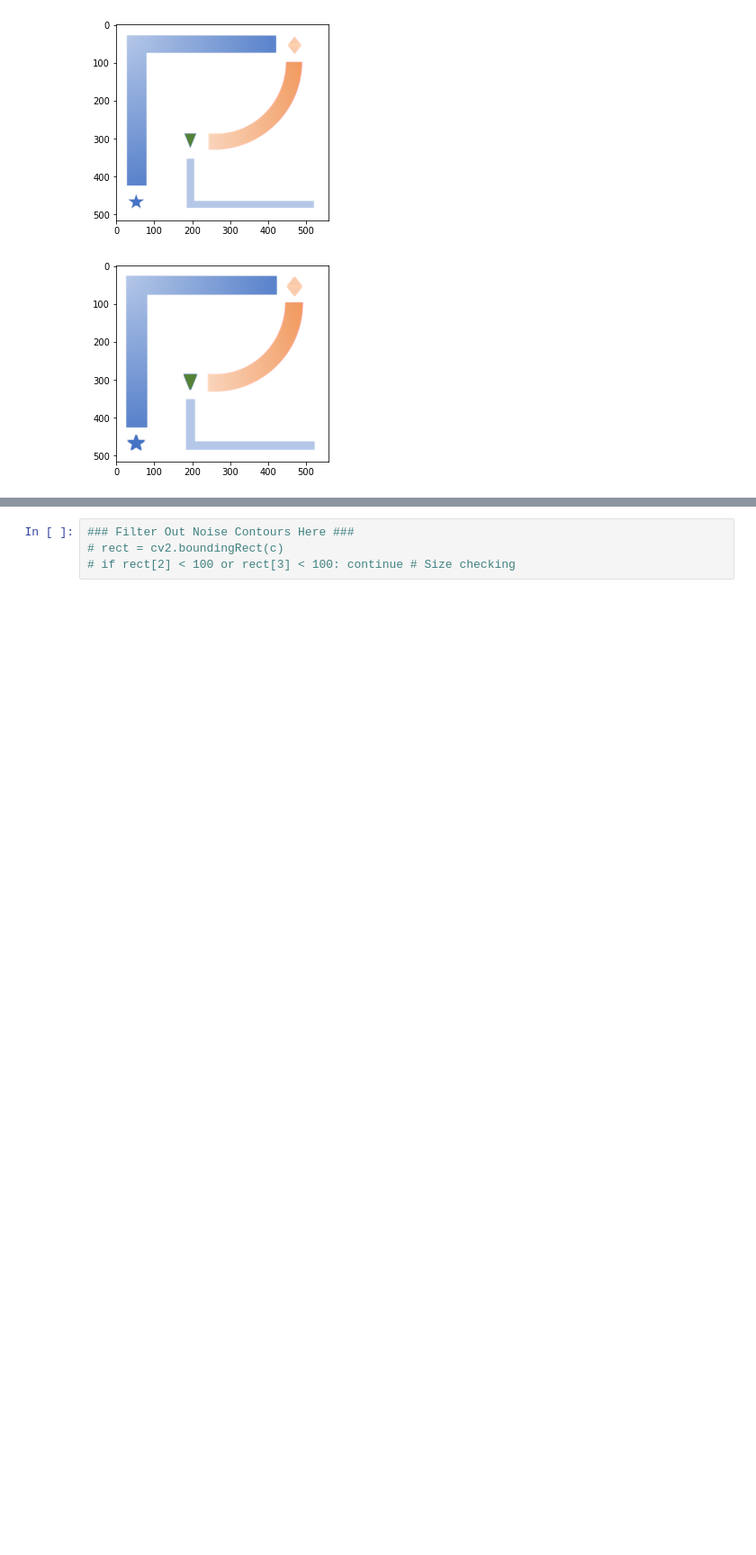
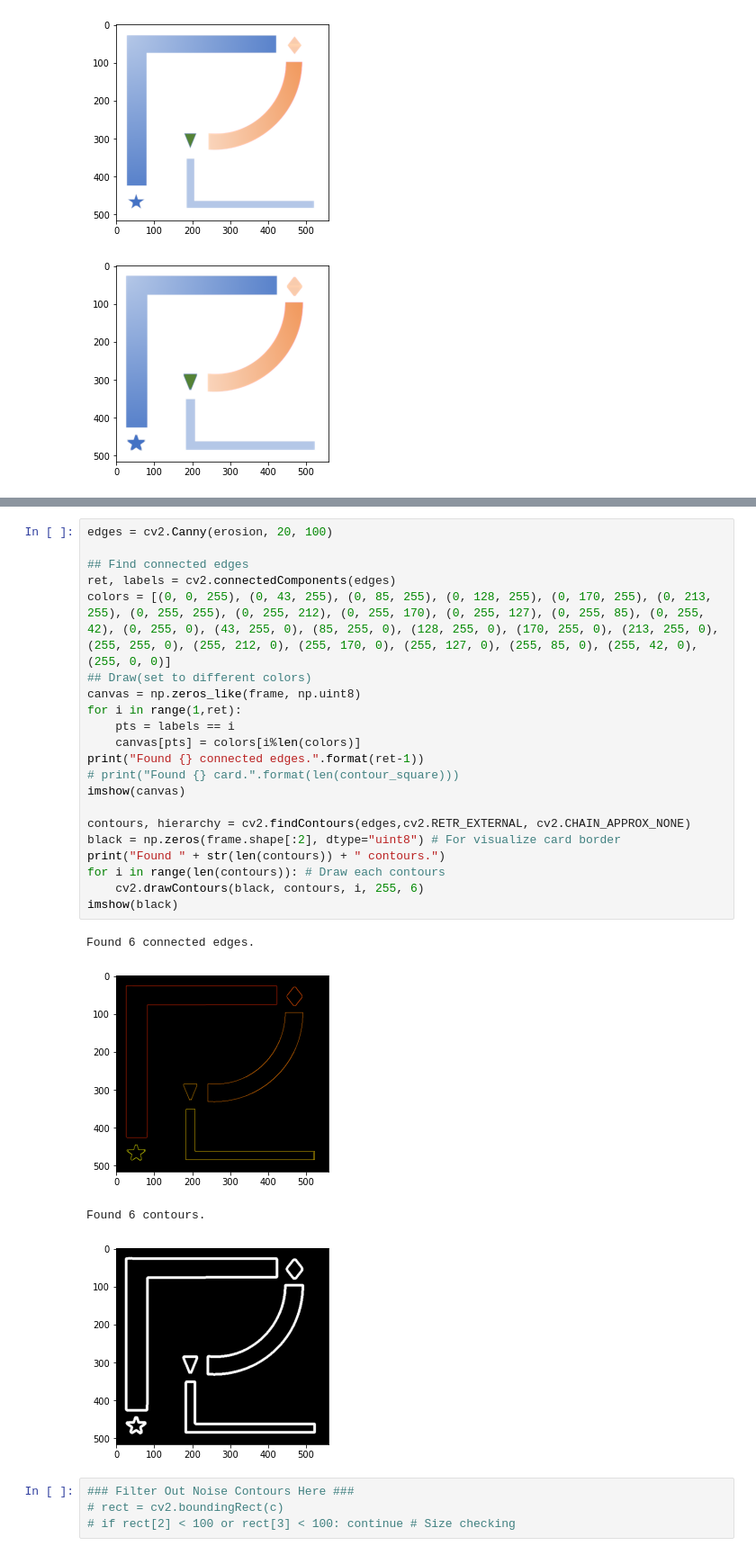
Before and after one commit to teerameth/Module6-7, a Jupyter notebook: MileStone23.ipynb, the cells around one changed output, grey strips where cells are left out. Shown at 90% size. Saved outputs shown, nothing was run; the diff lists cells and outputs as text; blank space fills up the shorter version.

Commit message:
Add new chioce to extract object & Add function to tell in-out of each object

```diff
--- a/MileStone23.ipynb
+++ b/MileStone23.ipynb
@@ -48,3 +37,29 @@ Found 6contours.
+# %%
+edges = cv2.Canny(erosion, 20, 100)
+
+## Find connected edges
+ret, labels = cv2.connectedComponents(edges)
+colors = [(0, 0, 255), (0, 43, 255), (0, 85, 255), (0, 128, 255), (0, 170, 255), (0, 213, 255), (0, 255, 255), (0, 255, 212), (0, 255, 170), (0, 255, 127), (0, 255, 85), (0, 255, 42), (0, 255, 0), (43, 255, 0), (85, 255, 0), (128, 255, 0), (170, 255, 0), (213, 255, 0), (255, 255, 0), (255, 212, 0), (255, 170, 0), (255, 127, 0), (255, 85, 0), (255, 42, 0), (255, 0, 0)]
+## Draw(set to different colors)
+canvas = np.zeros_like(frame, np.uint8)
+for i in range(1,ret):
+    pts = labels == i
+    canvas[pts] = colors[i%len(colors)]
+print("Found {} connected edges.".format(ret-1))
+# print("Found {} card.".format(len(contour_square)))
+imshow(canvas)
+
+contours, hierarchy = cv2.findContours(edges,cv2.RETR_EXTERNAL, cv2.CHAIN_APPROX_NONE)
+black = np.zeros(frame.shape[:2], dtype="uint8") # For visualize card border
+print("Found " + str(len(contours)) + " contours.")
+for i in range(len(contours)): # Draw each contours
+    cv2.drawContours(black, contours, i, 255, 6)
+imshow(black)
+# %% [output]
+Found 6 connected edges.
+[figure, added]
+Found 6 contours.
+[figure, added]
 # %%
 ### Filter Out Noise Contours Here ###
 # rect = cv2.boundingRect(c)
```
Also changed, not shown: parts of 5 cells of this notebook, 1 other file.
